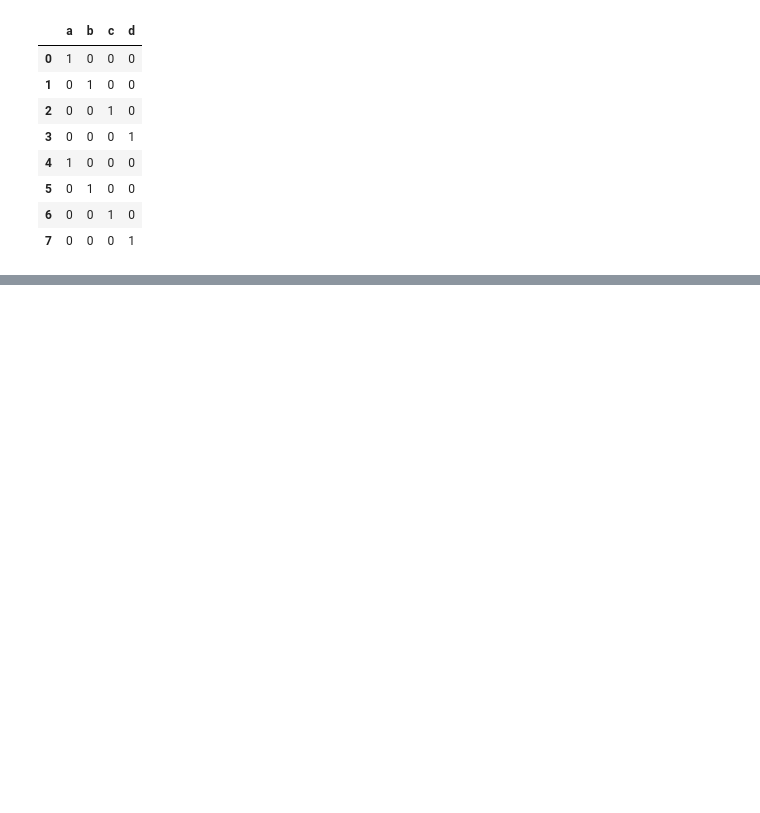
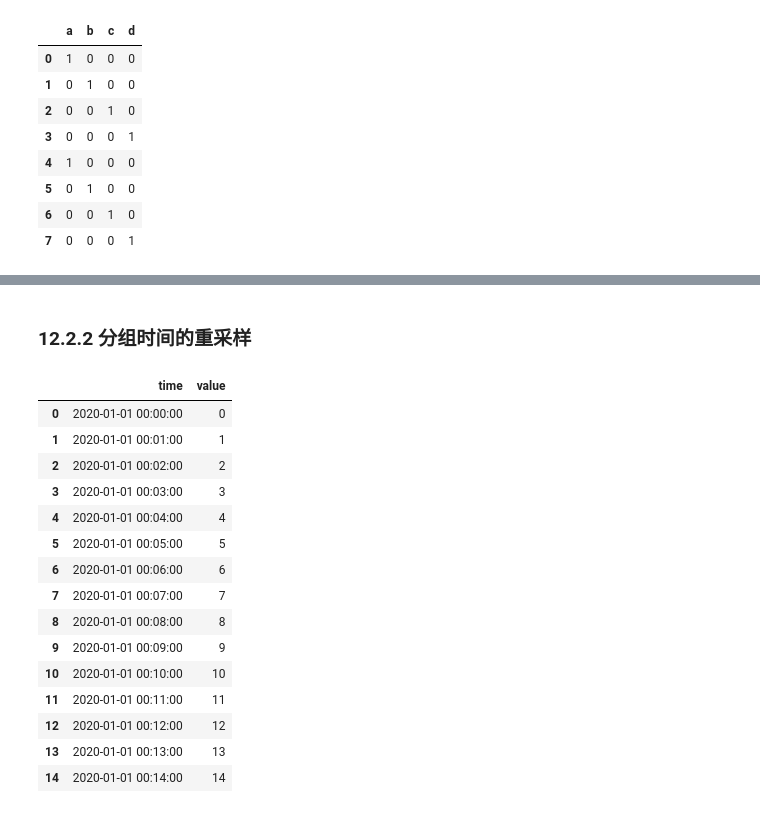
Before and after one commit to wfy0508/LearningPython, a Jupyter notebook: dataAnalysis/chapter12.ipynb, the cells around one changed output, grey strips where cells are left out. Drawn from its saved outputs; the diff is of its cells as text; code cells hidden in the pictures; blank space fills up the shorter version.

```diff
--- a/dataAnalysis/chapter12.ipynb
+++ b/dataAnalysis/chapter12.ipynb
@@ -341,0 +466,25 @@ pd.get_dummies(cat_s)
+# %% [markdown]
+### 12.2.2 分组时间的重采样
+# %%
+N = 15
+times = pd.date_range('2020/1/1', periods=N, freq='1min')
+df = pd.DataFrame({'time': times,
+                   'value': np.arange(N)})
+df
+# %% [output]
+|  | time | value |
+| 0 | 2020-01-01 00:00:00 | 0 |
+| 1 | 2020-01-01 00:01:00 | 1 |
+| 2 | 2020-01-01 00:02:00 | 2 |
+| 3 | 2020-01-01 00:03:00 | 3 |
+| 4 | 2020-01-01 00:04:00 | 4 |
+| 5 | 2020-01-01 00:05:00 | 5 |
+| 6 | 2020-01-01 00:06:00 | 6 |
+| 7 | 2020-01-01 00:07:00 | 7 |
+| 8 | 2020-01-01 00:08:00 | 8 |
+| 9 | 2020-01-01 00:09:00 | 9 |
+| 10 | 2020-01-01 00:10:00 | 10 |
+| 11 | 2020-01-01 00:11:00 | 11 |
+| 12 | 2020-01-01 00:12:00 | 12 |
+| 13 | 2020-01-01 00:13:00 | 13 |
+| 14 | 2020-01-01 00:14:00 | 14 |
```
Also changed, not shown: parts of 15 cells of this notebook.
